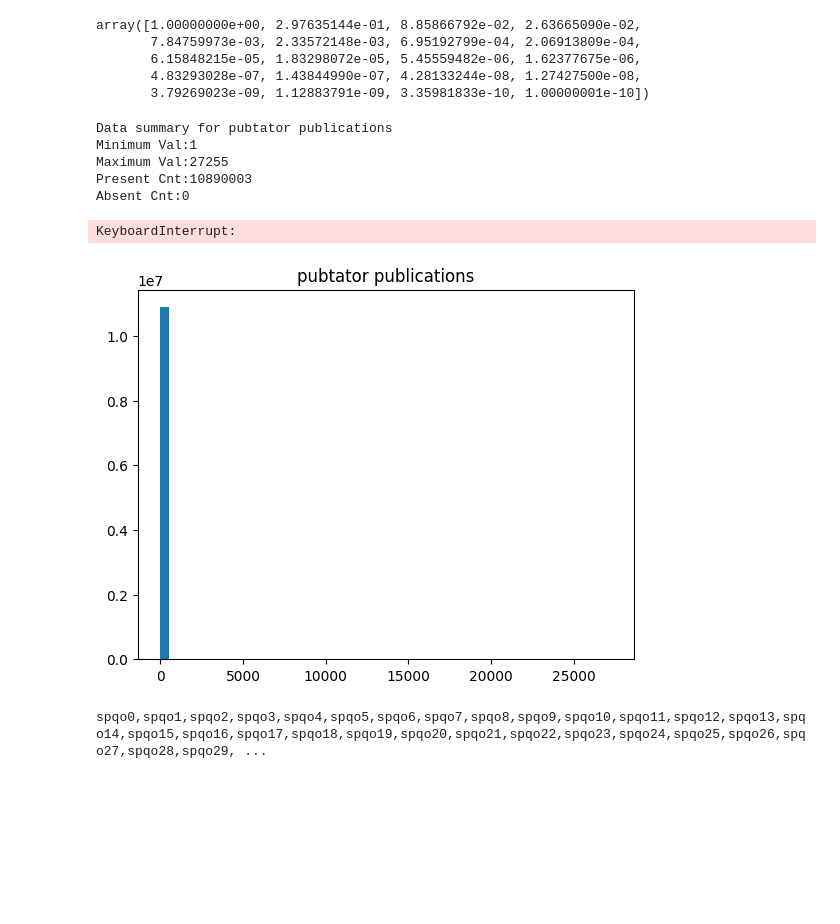
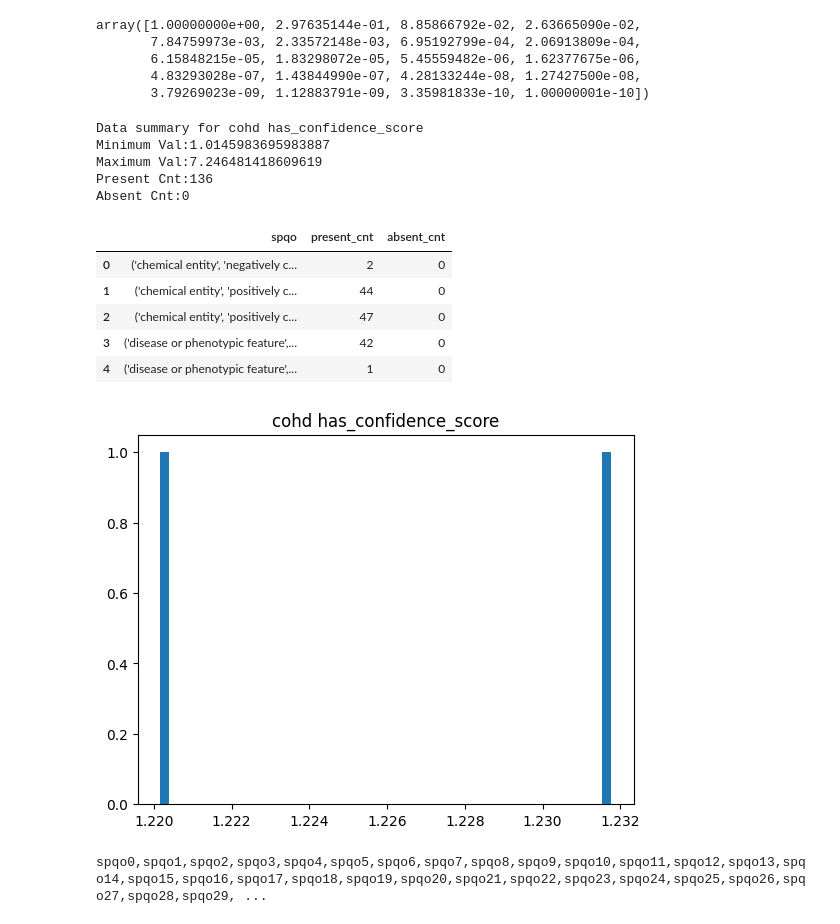
Before and after one commit to DnlRKorn/histogram_for_sept26_hackathon, a Jupyter notebook: make_hist_from_data.ipynb, the cells around one changed output. Saved outputs shown, nothing was run; the diff lists cells and outputs as text; code cells hidden in the pictures; blank space fills up the shorter version.

```diff
--- a/make_hist_from_data.ipynb
+++ b/make_hist_from_data.ipynb
@@ -38,7 +38,18 @@ def plotHistogram(prop_vals:pd.Series, bins, log_y:bool=False, chart_title=""):
     ax.set_title(chart_title)
     ax.hist(prop_vals, bins=bins,log=log_y)
 
-def getSeriesForDataset(dataset):
+def getSeriesWithSPQOs(dataset,spqos):
+    df = getDFForDataset(dataset)
+    unique_spqos = sorted(list(set([x for x in df[["sub","pred","qual","obj"]].itertuples(index=False)])))
+    valid_spqos = []
+    for i,spqo_tup in enumerate(unique_spqos):
+      if(i<len(spqos) and spqos[i]):valid_spqos.append(spqo_tup)
+    filtered_df = df[df.apply(lambda x: (x["sub"],x["pred"],x["qual"],x["obj"]) in valid_spqos, axis=1)]
+    return filtered_df.iloc[:,4]
+
+def getSeriesForDataset(dataset,spqos=None):
+    if(spqos!=None):
+      return getSeriesWithSPQOs(dataset,spqos)
     pq_path = os.path.join("histogram_for_sept26_hackathon","data","parquet",dataset+".parquet")
     pq_file = pq.ParquetFile(pq_path)
     prop_name = pq_file.schema[5].name
@@ -58,10 +69,10 @@ def handleCategorical(dataset):
     if(s.dtype=="object"):
       return s.value_counts().reset_index()
 
-def handleInputAndData(dataset,bin_cnt:int,log_bins:bool,log_y:bool, outlier_method:str):
+def handleInputAndData(dataset,bin_cnt:int,log_bins:bool,log_y:bool, outlier_method:str,spqos=None):
     chart_title = " ".join(dataset.split('-'))
 
-    prop_vals = getSeriesForDataset(dataset)
+    prop_vals = getSeriesForDataset(dataset,spqos)
     prop_vals = pruneOutliers(prop_vals,outlier_method)
     if(log_bins):
         if(prop_vals.min()==0):min_val=0
@@ -313,11 +274,11 @@ log_bin_size = False # @param {type:"boolean"}
 log_bin_height = False # @param {type:"boolean"}
 calculate_extra_spqo_stats = False # @param {type:"boolean"}
 prune_outlier_method = "Keep_Outliers" # @param ["Keep_Outliers","IQR","Z_Score_3stdevs","Z_Score_5stdevs"]
-dataset = "pubtator-publications"  # @param ['alliance-publications', 'bindingdb-publications', 'chembl-has_confidence_score', 'chembl-publications', 'cohd-has_confidence_score', 'ctd-adjusted_p_value', 'ctd-p_value', 'ctd-publications', 'dakp-number_of_cases', 'dakp-publications', 'dgidb-dgidb_evidence_score', 'dgidb-dgidb_interaction_score', 'dgidb-publications', 'diseases-diseases_confidence_score', 'drugcentral-publications', 'gene2phenotype-gene2phenotype_confidence_category', 'gene2phenotype-publications', 'go_cam-publications', 'goa-has_evidence_of_type', 'goa-publications', 'gtopdb-publications', 'hpoa-has_evidence_of_type', 'hpoa-publications', 'intact-publications', 'pubtator-publications', 'semmeddb-publications', 'signor-has_confidence_score', 'signor-publications', 'tmkp-evidence_count', 'tmkp-publications']
+dataset = "cohd-has_confidence_score"  # @param ['alliance-publications', 'bindingdb-publications', 'chembl-has_confidence_score', 'chembl-publications', 'cohd-has_confidence_score', 'ctd-adjusted_p_value', 'ctd-p_value', 'ctd-publications', 'dakp-number_of_cases', 'dakp-publications', 'dgidb-dgidb_evidence_score', 'dgidb-dgidb_interaction_score', 'dgidb-publications', 'diseases-diseases_confidence_score', 'drugcentral-publications', 'gene2phenotype-gene2phenotype_confidence_category', 'gene2phenotype-publications', 'go_cam-publications', 'goa-has_evidence_of_type', 'goa-publications', 'gtopdb-publications', 'hpoa-has_evidence_of_type', 'hpoa-publications', 'intact-publications', 'pubtator-publications', 'semmeddb-publications', 'signor-has_confidence_score', 'signor-publications', 'tmkp-evidence_count', 'tmkp-publications']
 # @markdown ---
 
 #print(dataset)
-spqo0 = False # @param {type:"boolean"}
+spqo0 = True # @param {type:"boolean"}
 spqo1 = False # @param {type:"boolean"}
 spqo2 = False # @param {type:"boolean"}
 spqo3 = False # @param {type:"boolean"}
@@ -336,40 +297,45 @@ spqo15 = False # @param {type:"boolean"}
 spqo16 = False # @param {type:"boolean"}
 spqo17 = False # @param {type:"boolean"}
 spqo18 = False # @param {type:"boolean"}
 spqo19 = False # @param {type:"boolean"}
 spqo20 = False # @param {type:"boolean"}
 spqo21 = False # @param {type:"boolean"}
 spqo22 = False # @param {type:"boolean"}
 spqo23 = False # @param {type:"boolean"}
 spqo24 = False # @param {type:"boolean"}
 spqo25 = False # @param {type:"boolean"}
 spqo26 = False # @param {type:"boolean"}
 spqo27 = False # @param {type:"boolean"}
 spqo28 = False # @param {type:"boolean"}
 spqo29 = False # @param {type:"boolean"}
 spqo30 = False # @param {type:"boolean"}
 spqo31 = False # @param {type:"boolean"}
 spqo32 = False # @param {type:"boolean"}
 spqo33 = False # @param {type:"boolean"}
 spqo34 = False # @param {type:"boolean"}
 spqo35 = False # @param {type:"boolean"}
 spqo36 = False # @param {type:"boolean"}
 spqo37 = False # @param {type:"boolean"}
 spqo38 = False # @param {type:"boolean"}
 spqo39 = False # @param {type:"boolean"}
 spqos = [spqo0,spqo1,spqo2,spqo3,spqo4,spqo5,spqo6,spqo7,spqo8,spqo9,spqo10,spqo11,spqo12,spqo13,spqo14,spqo15,spqo16,spqo17,spqo18,spqo19,spqo20,spqo21,spqo22,spqo23,spqo24,spqo25,spqo26,spqo27,spqo28,spqo29,spqo30,spqo31,spqo32,spqo33,spqo34,spqo35,spqo36,spqo37,spqo38,spqo39]
 pq_path = os.path.join("histogram_for_sept26_hackathon","data","parquet",dataset+".parquet")
-handleInputAndData(dataset,num_bins,log_bin_size,log_bin_height,prune_outlier_method)
+handleInputAndData(dataset,num_bins,log_bin_size,log_bin_height,prune_outlier_method,spqos)
 getPresentAbsentCnts(dataset,calculate_extra_spqo_stats)
 #handleCategorical(dataset)
 # %% [output]
-Data summary for pubtator publications
-Minimum Val:1
-Maximum Val:27255
-Present Cnt:10890003
+Data summary for cohd has_confidence_score
+Minimum Val:1.0145983695983887
+Maximum Val:7.246481418609619
+Present Cnt:136
 Absent Cnt:0
-KeyboardInterrupt:
+|  | spqo | present_cnt | absent_cnt |
+| 0 | ('chemical entity', 'negatively c... | 2 | 0 |
+| 1 | ('chemical entity', 'positively c... | 44 | 0 |
+| 2 | ('chemical entity', 'positively c... | 47 | 0 |
+| 3 | ('disease or phenotypic feature',... | 42 | 0 |
+| 4 | ('disease or phenotypic feature',... | 1 | 0 |
-[figure, old version]
+[figure, new version]
 # %%
 l = []
 for i in range(40):
```
Also changed, not shown: parts of 7 cells of this notebook.
